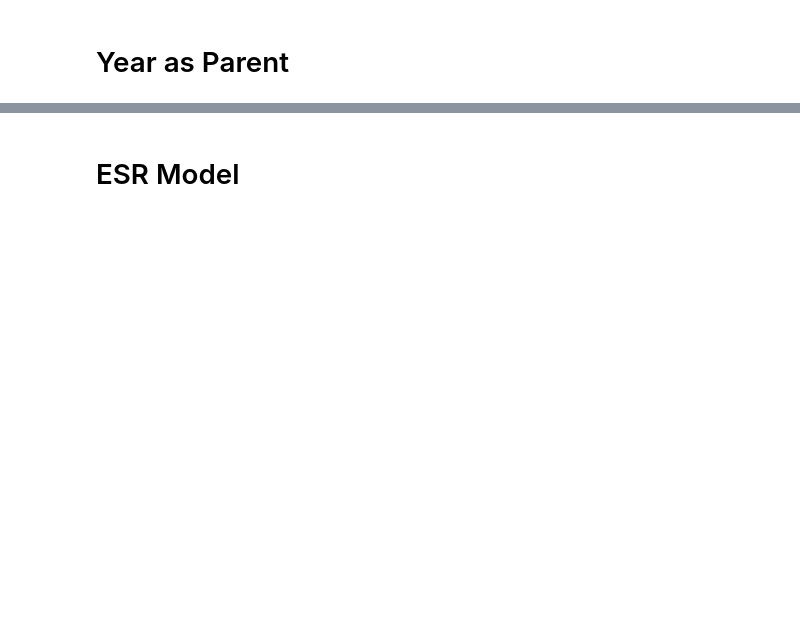
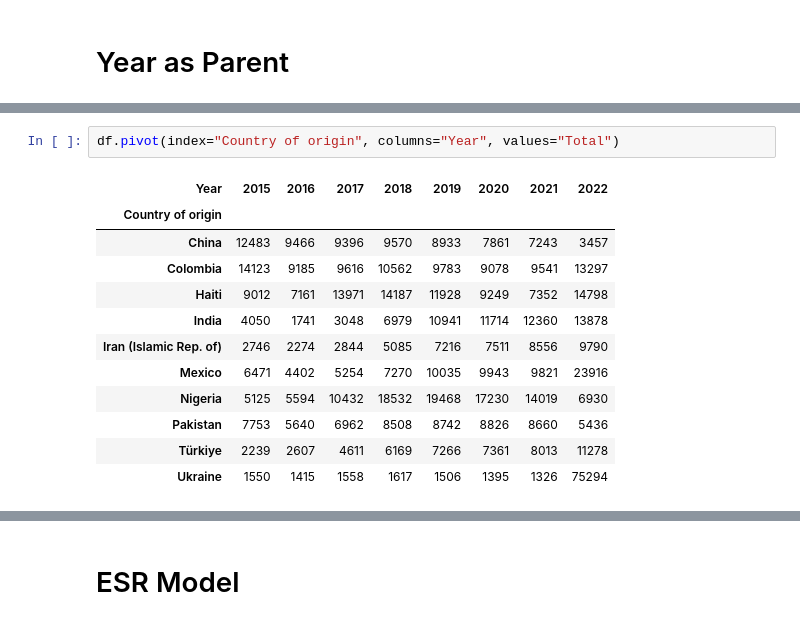
Before and after one commit to kennethkflai/MigrationForecastingLSTM, a Jupyter notebook: individual_networks.ipynb, the cells around one changed output, grey strips where cells are left out. Cells and saved outputs as stored; diff of their text form; blank space fills up the shorter version.

```diff
--- a/individual_networks.ipynb
+++ b/individual_networks.ipynb
@@ -258,0 +262,15 @@ gnb.showInference(bot_model, evs={},size="10")
+# %%
+df.pivot(index="Country of origin", columns="Year", values="Total")
+# %% [output]
+| Year | 2015 | 2016 | 2017 | 2018 | 2019 | 2020 | 2021 | 2022 |
+| Country of origin |  |  |  |  |  |  |  |  |
+| China | 12483 | 9466 | 9396 | 9570 | 8933 | 7861 | 7243 | 3457 |
+| Colombia | 14123 | 9185 | 9616 | 10562 | 9783 | 9078 | 9541 | 13297 |
+| Haiti | 9012 | 7161 | 13971 | 14187 | 11928 | 9249 | 7352 | 14798 |
+| India | 4050 | 1741 | 3048 | 6979 | 10941 | 11714 | 12360 | 13878 |
+| Iran (Islamic Rep. of) | 2746 | 2274 | 2844 | 5085 | 7216 | 7511 | 8556 | 9790 |
+| Mexico | 6471 | 4402 | 5254 | 7270 | 10035 | 9943 | 9821 | 23916 |
+| Nigeria | 5125 | 5594 | 10432 | 18532 | 19468 | 17230 | 14019 | 6930 |
+| Pakistan | 7753 | 5640 | 6962 | 8508 | 8742 | 8826 | 8660 | 5436 |
+| Türkiye | 2239 | 2607 | 4611 | 6169 | 7266 | 7361 | 8013 | 11278 |
+| Ukraine | 1550 | 1415 | 1558 | 1617 | 1506 | 1395 | 1326 | 75294 |
```
Also changed, not shown: parts of 20 cells of this notebook, 44 other files.
